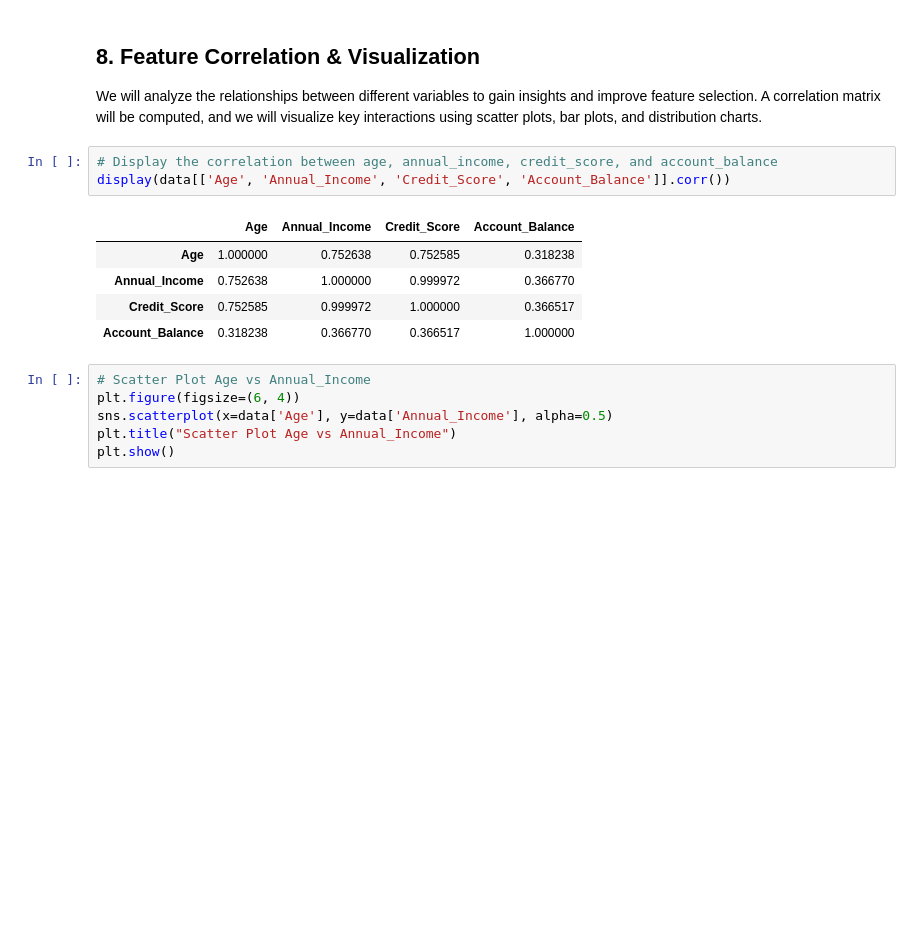
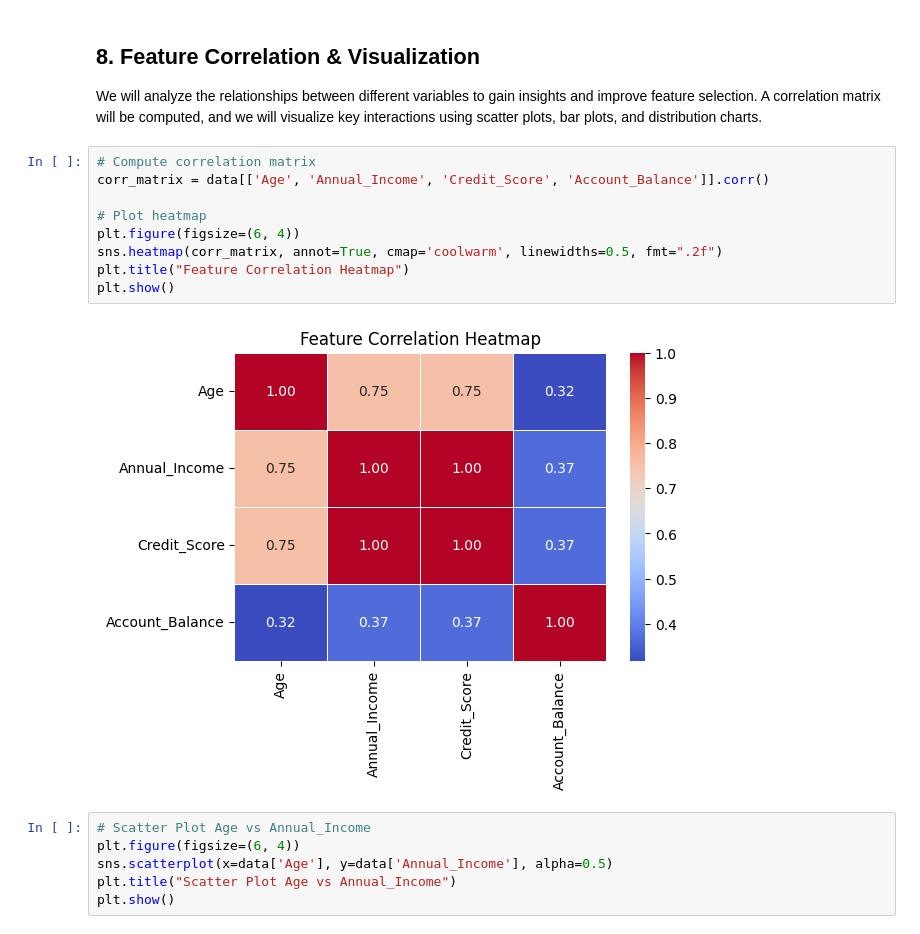
Before and after one commit to andrybrew/data-science-machine-learning-BI, a Jupyter notebook: DS/001_EDA_Data_Preprocessing_n_Data_Visualization.ipynb, the cells around one changed output. Cells and saved outputs as stored; diff of their text form; blank space fills up the shorter version.

```diff
--- a/DS/001_EDA_Data_Preprocessing_n_Data_Visualization.ipynb
+++ b/DS/001_EDA_Data_Preprocessing_n_Data_Visualization.ipynb
@@ -358,15 +358,17 @@ display(account_balance_summary)
 # %% [markdown]
 ## **8. Feature Correlation & Visualization**
 We will analyze the relationships between different variables to gain insights and improve feature selection. A correlation matrix will be computed, and we will visualize key interactions using scatter plots, bar plots, and distribution charts.
-# %%
-# Display the correlation between age, annual_income, credit_score, and account_balance
-display(data[['Age', 'Annual_Income', 'Credit_Score', 'Account_Balance']].corr())
-# %% [output]
-|  | Age | Annual_Income | Credit_Score | Account_Balance |
-| Age | 1.000000 | 0.752638 | 0.752585 | 0.318238 |
-| Annual_Income | 0.752638 | 1.000000 | 0.999972 | 0.366770 |
-| Credit_Score | 0.752585 | 0.999972 | 1.000000 | 0.366517 |
-| Account_Balance | 0.318238 | 0.366770 | 0.366517 | 1.000000 |
+# %%
+# Compute correlation matrix
+corr_matrix = data[['Age', 'Annual_Income', 'Credit_Score', 'Account_Balance']].corr()
+
+# Plot heatmap
+plt.figure(figsize=(6, 4))
+sns.heatmap(corr_matrix, annot=True, cmap='coolwarm', linewidths=0.5, fmt=".2f")
+plt.title("Feature Correlation Heatmap")
+plt.show()
+# %% [output]
+[figure, added]
 # %%
 # Scatter Plot Age vs Annual_Income
 plt.figure(figsize=(6, 4))
```
